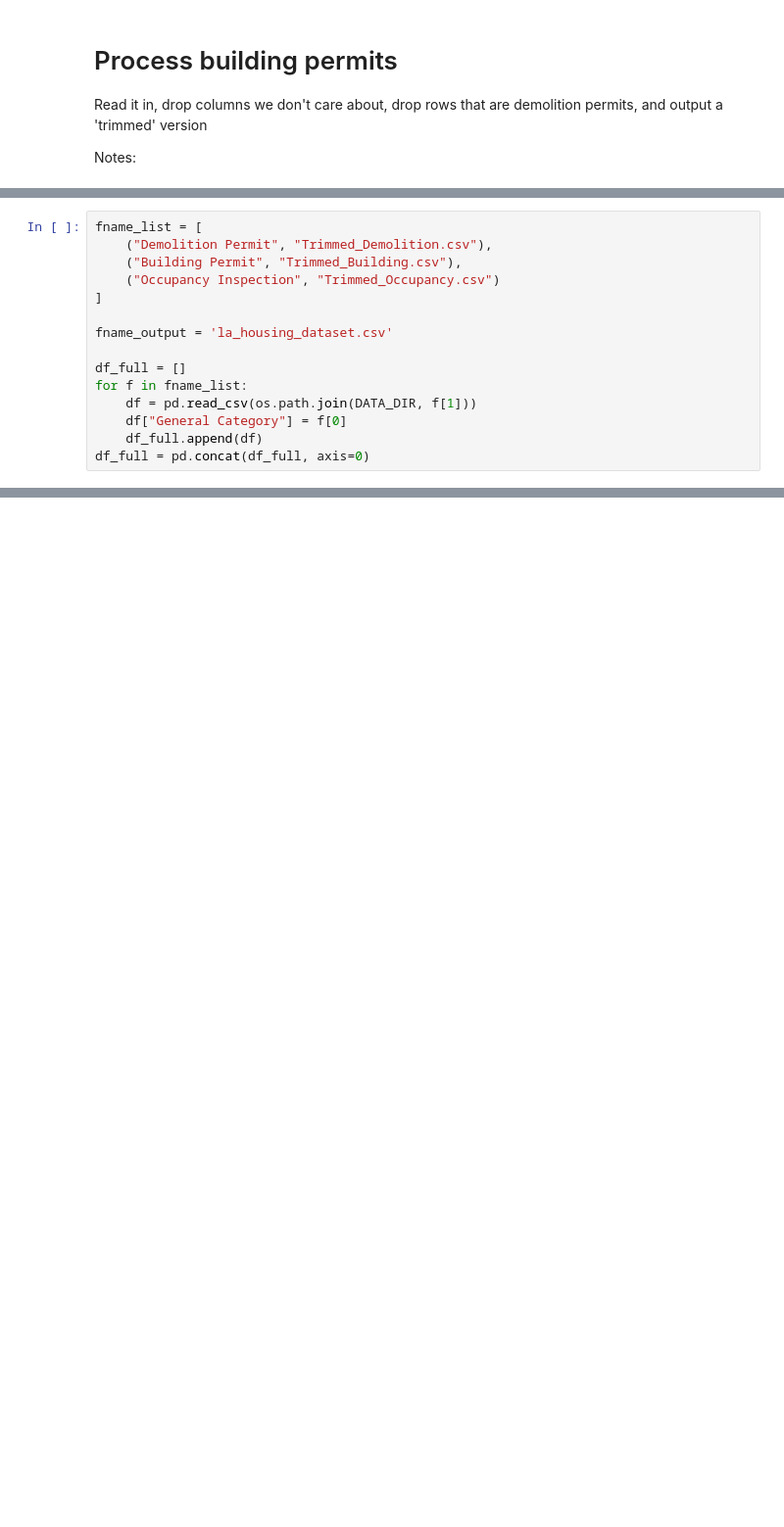
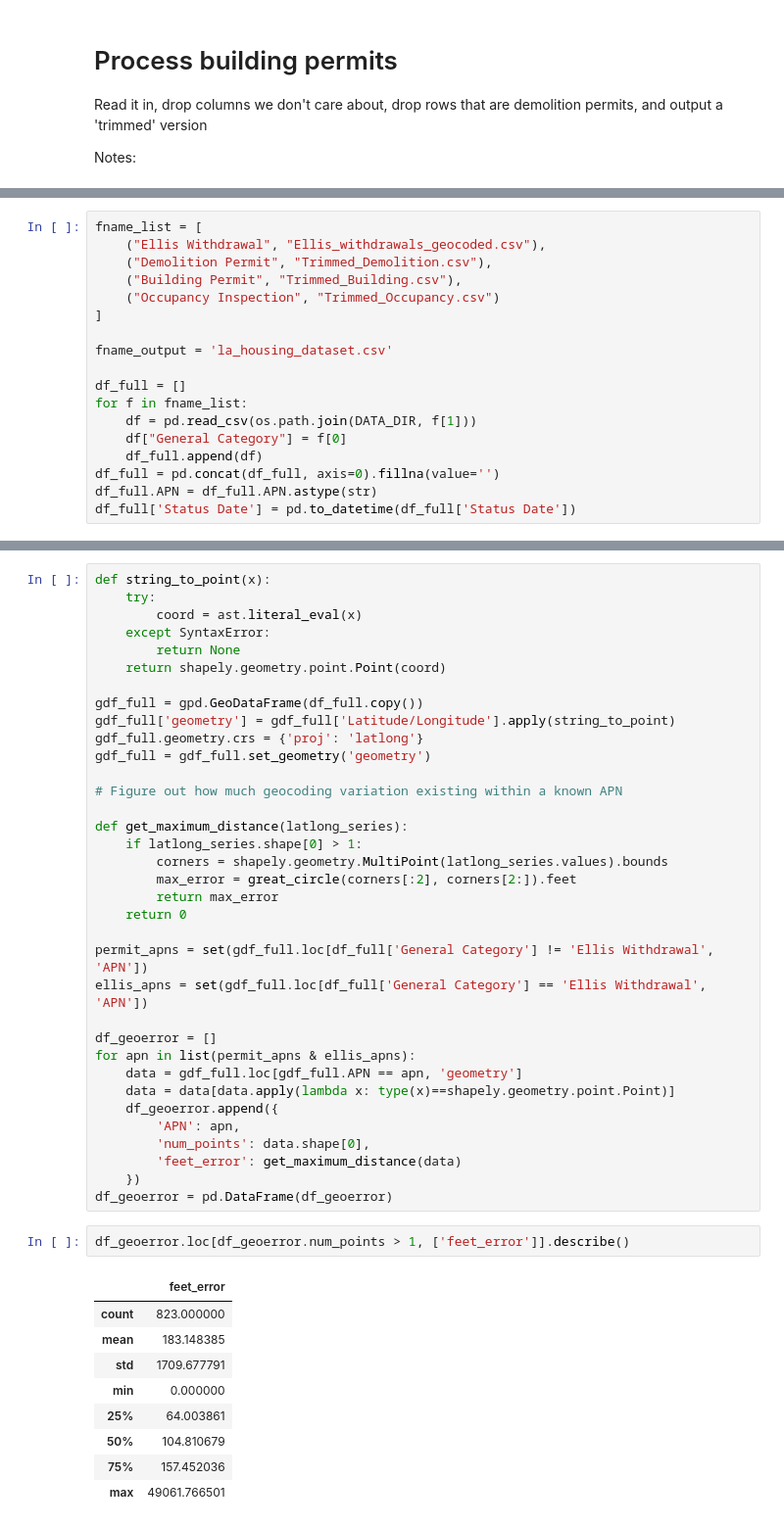
Before and after one commit to lingyielia/LAMayorsOffice-EllisActHousing, a Jupyter notebook: data/Trim Data From LA City.ipynb, the cells around one changed output, grey strips where cells are left out. Shown: that part at 98% size. Saved outputs shown, nothing was run; the diff lists cells and outputs as text; blank space fills up the shorter version.

Commit message:
fixing geocoding script, merging Ellis data into the big dataset

```diff
--- a/data/Trim Data From LA City.ipynb
+++ b/data/Trim Data From LA City.ipynb
@@ -174,5 +202,6 @@ Read all the trimmed dataframes into a single mega-file
 # %%
 fname_list = [
+    ("Ellis Withdrawal", "Ellis_withdrawals_geocoded.csv"),
     ("Demolition Permit", "Trimmed_Demolition.csv"),
     ("Building Permit", "Trimmed_Building.csv"),
     ("Occupancy Inspection", "Trimmed_Occupancy.csv")
@@ -185,4 +214,6 @@ for f in fname_list:
     df = pd.read_csv(os.path.join(DATA_DIR, f[1]))
     df["General Category"] = f[0]
     df_full.append(df)
-df_full = pd.concat(df_full, axis=0)
+df_full = pd.concat(df_full, axis=0).fillna(value='')
+df_full.APN = df_full.APN.astype(str)
+df_full['Status Date'] = pd.to_datetime(df_full['Status Date'])
@@ -188,0 +226,47 @@ df_full = pd.concat(df_full, axis=0)
+# %%
+def string_to_point(x):
+    try:
+        coord = ast.literal_eval(x)
+    except SyntaxError:
+        return None
+    return shapely.geometry.point.Point(coord)
+
+gdf_full = gpd.GeoDataFrame(df_full.copy())
+gdf_full['geometry'] = gdf_full['Latitude/Longitude'].apply(string_to_point)
+gdf_full.geometry.crs = {'proj': 'latlong'}
+gdf_full = gdf_full.set_geometry('geometry')
+
+# Figure out how much geocoding variation existing within a known APN
+
+def get_maximum_distance(latlong_series):
+    if latlong_series.shape[0] > 1:
+        corners = shapely.geometry.MultiPoint(latlong_series.values).bounds
+        max_error = great_circle(corners[:2], corners[2:]).feet
+        return max_error
+    return 0
+
+permit_apns = set(gdf_full.loc[df_full['General Category'] != 'Ellis Withdrawal', 'APN'])
+ellis_apns = set(gdf_full.loc[df_full['General Category'] == 'Ellis Withdrawal', 'APN'])
+
+df_geoerror = []
+for apn in list(permit_apns & ellis_apns):
+    data = gdf_full.loc[gdf_full.APN == apn, 'geometry']
+    data = data[data.apply(lambda x: type(x)==shapely.geometry.point.Point)]
+    df_geoerror.append({
+        'APN': apn,
+        'num_points': data.shape[0],
+        'feet_error': get_maximum_distance(data)
+    })
+df_geoerror = pd.DataFrame(df_geoerror)
+# %%
+df_geoerror.loc[df_geoerror.num_points > 1, ['feet_error']].describe()
+# %% [output]
+|  | feet_error |
+| count | 823.000000 |
+| mean | 183.148385 |
+| std | 1709.677791 |
+| min | 0.000000 |
+| 25% | 64.003861 |
+| 50% | 104.810679 |
+| 75% | 157.452036 |
+| max | 49061.766501 |
```
Also changed, not shown: parts of 23 cells of this notebook, 1 other file.
